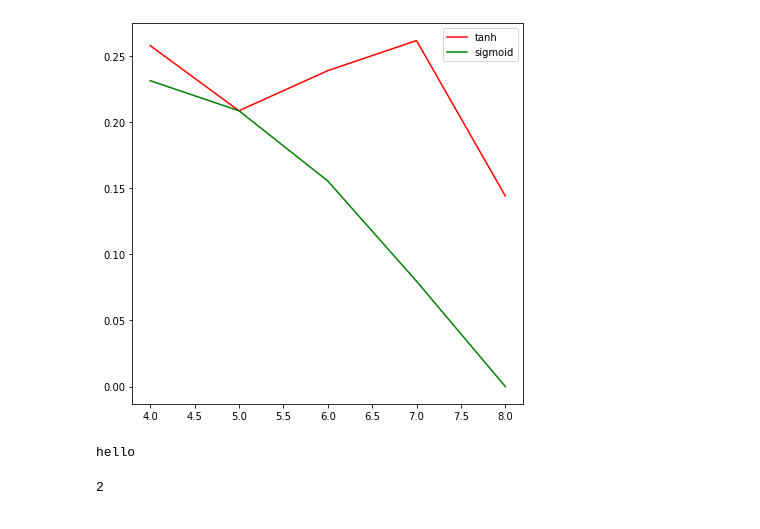
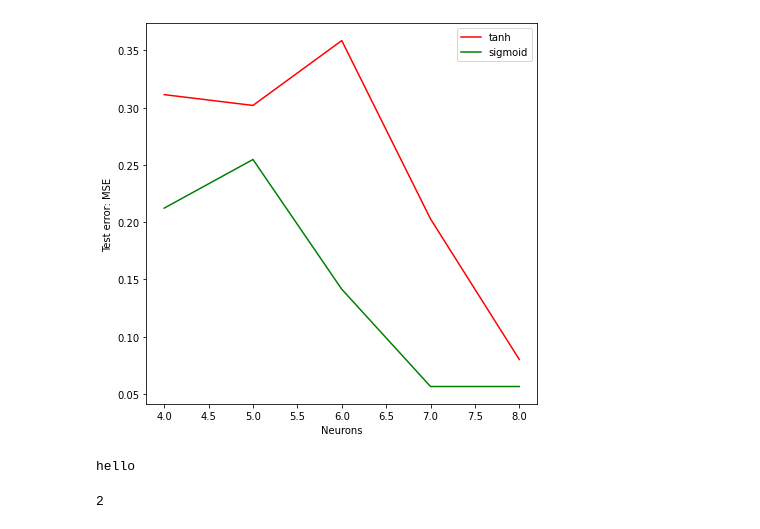
Before and after one commit to Kayzee805/NAT-CW2, a Jupyter notebook: pso-ann/test2.ipynb, the cells around one changed output. Cells and saved outputs as stored; diff of their text form; code cells hidden in the pictures.

Commit message:
plots for pso

```diff
--- a/pso-ann/test2.ipynb
+++ b/pso-ann/test2.ipynb
@@ -74,7 +77,7 @@ y = data[:,2]
 y = y.astype(int)
 
 
-def generateData(X,y,sin=False,square=False):
+def generateData(X,y,ratio,sin=False,square=False):
     if sin and square:
         X = np.hstack((X,np.hstack((sq(X),sine(X)))))
       #  print(X[0])
@@ -82,10 +85,15 @@ def generateData(X,y,sin=False,square=False):
         X=np.hstack((X,sine(X)))
     elif square:
         X = np.hstack((X,sq(X)))
-    train_test_split = int(0.5*len(y))
+    train_test_split = int(ratio*len(y))
     X_train,X_test = X[:train_test_split],X[train_test_split:]
     y_train,y_test = y[:train_test_split],y[train_test_split:]
     return X,X_train,X_test,y_train,y_test
 
-X,X_train,X_test,y_train,y_test=generateData(X,y,True,True)
-X[0]
+X,X_train,X_test,y_train,y_test=generateData(X,y,0.5,True,True)
+
+
+#so x train and y train are basically x and y in this file
+
+X = X_train
+y = y_train
@@ -163,6 +193,5 @@ def training(shape,activationLayer):
 # %%
-# shape=(num_inputs,4,num_classes)
-
-# activationLayer="tanh"
-# training(shape,activationLayer)
+shape=(num_inputs,6,num_classes)
+activationLayer="relu"
+training(shape,activationLayer)
 # training(shape,"sigmoid")
@@ -175,7 +218,7 @@ def testRun():
     '''
     #shape = (num_inputs, 8, num_classes)
 
-    activations = ['sigmoid']#,'relu','default']
+    activations = ['sigmoid','tanh']#,'relu','default']
     neurons = [4,5,6,7,8]
     arrays = np.zeros(shape=(len(activations),len(neurons)))
 
@@ -190,5 +233,5 @@ def testRun():
 
     return arrays
 
-sigmoid = testRun()
+arrays = testRun()
 # %% [output]
@@ -268,17 +306,19 @@ then use the same functions in PSO and compare it with base line
 # %%
 import matplotlib.pyplot as plt
 
 neurons = [4,5,6,7,8]
 plt.figure(figsize=(7,7))
-plt.plot(neurons,tanh[0],color='r',label="tanh")
-plt.plot(neurons,sigmoid[0],color='g',label="sigmoid")
+plt.plot(neurons,arrays[1],color='r',label="tanh")
+plt.plot(neurons,arrays[0],color='g',label="sigmoid")
 #plt.plot(neurons,arrays[2],color='c',label="relu")
 #plt.plot(neurons,arrays[3],color='b',label="Identity")
+plt.xlabel("Neurons")
+plt.ylabel("Test error: MSE")
 plt.legend()
 plt.show()
 print("hello")
 # %% [output]
-[figure, old version]
+[figure, new version]
 hello
 # %%
 np.random.seed(2)
```
Also changed, not shown: parts of 11 cells of this notebook, 2 other files.
